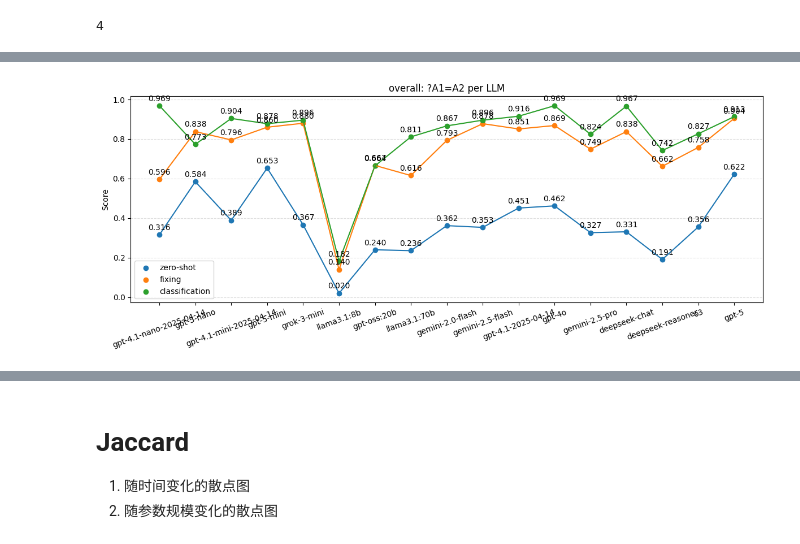
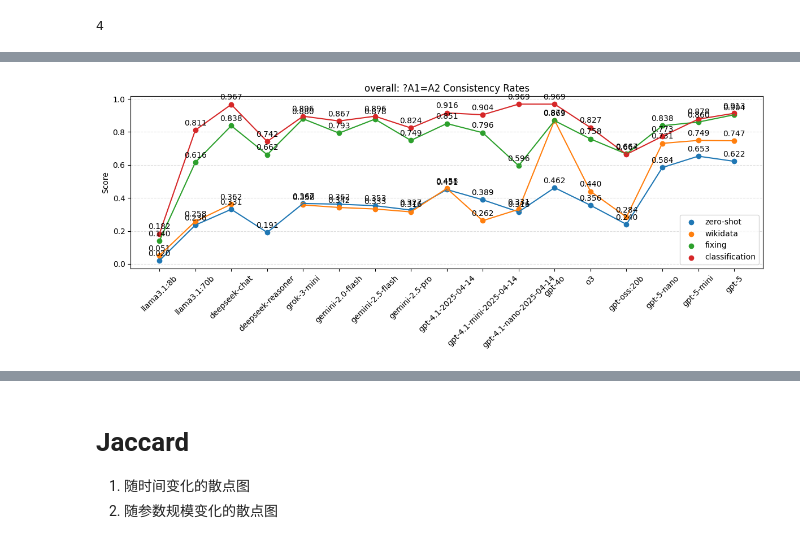
Before and after one commit to GabrieleT0/Answer-Set-Consistency-of-LLMs-For-QA, a Jupyter notebook: src/visualization/visualize.ipynb, the cells around one changed output, grey strips where cells are left out. Saved outputs shown, nothing was run; the diff lists cells and outputs as text; code cells hidden in the pictures.

Commit message:
update answers and plots

```diff
--- a/src/visualization/visualize.ipynb
+++ b/src/visualization/visualize.ipynb
@@ -1201,10 +1203,10 @@ def plot_llms_for_predicate(
                     ax.annotate(f"{y:.3f}", (x, y), textcoords="offset points", xytext=(0, 6), ha="center")
 
     ax.set_xticks(xs)
-    ax.set_xticklabels(list(llms), rotation=20)
+    ax.set_xticklabels(list(llms), rotation=45)
     ax.set_ylabel(ylabel)
     if title is None:
-        title = f"{dataset}: {predicate_col} per LLM"
+        title = f"{dataset}: {predicate_col} Consistency Rates"
     ax.set_title(title)
     if len(actions) > 1:
         ax.legend()
@@ -1212,4 +1214,21 @@ def plot_llms_for_predicate(
     fig.tight_layout()
     return fig, ax, tidy
 # %%
-llms
+llms = [
+ 'llama3.1:8b',
+ 'llama3.1:70b',
+ 'deepseek-chat',
+ 'deepseek-reasoner',
+ 'grok-3-mini',
+ 'gemini-2.0-flash',
+ 'gemini-2.5-flash',
+ 'gemini-2.5-pro',
+ 'gpt-4.1-2025-04-14',
+ 'gpt-4.1-mini-2025-04-14',
+ 'gpt-4.1-nano-2025-04-14',
+ 'gpt-4o',
+ 'o3',
+ 'gpt-oss:20b',
+ 'gpt-5-nano',
+ 'gpt-5-mini',
+ 'gpt-5']
@@ -1234,9 +1235,9 @@ llms
 # %%
-actions = ["zero-shot", "fixing", "classification"]
+actions = ["zero-shot", "wikidata", "fixing", "classification"]
 fig, ax, tidy = plot_llms_for_predicate(
     df_summery, predicate_col="?A1=A2", dataset="overall",
     actions= actions,
-    llms=llms, connect_lines=True, annotate=True
+    llms=llms, connect_lines=True, annotate=True,
 )
 # %% [output]
-[figure, old version]
+[figure, new version]
```
Also changed, not shown: parts of 14 cells of this notebook, 40 other files.
